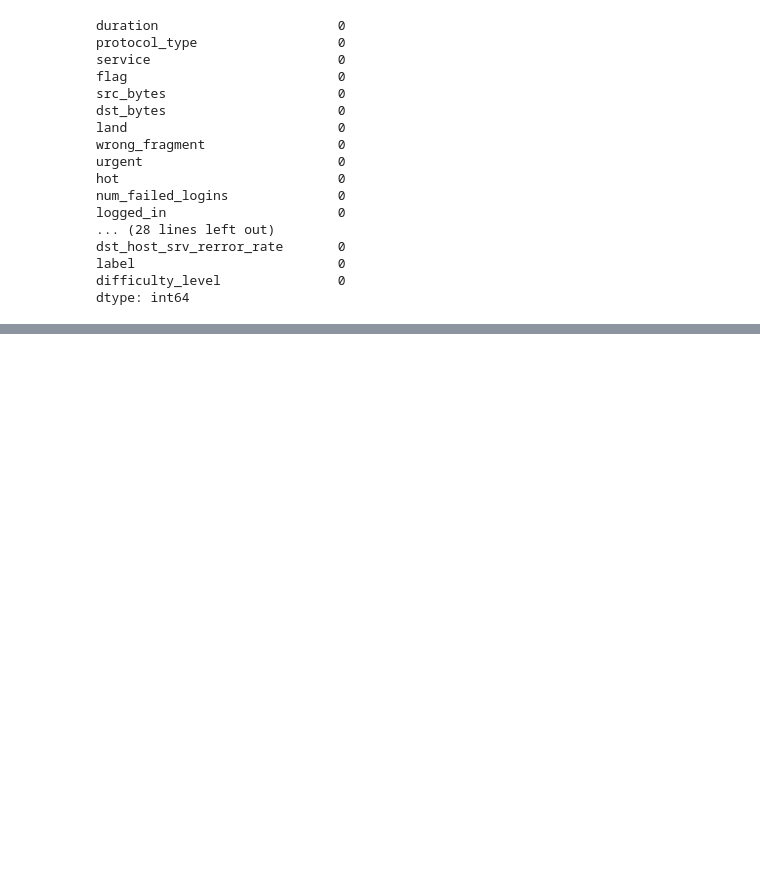
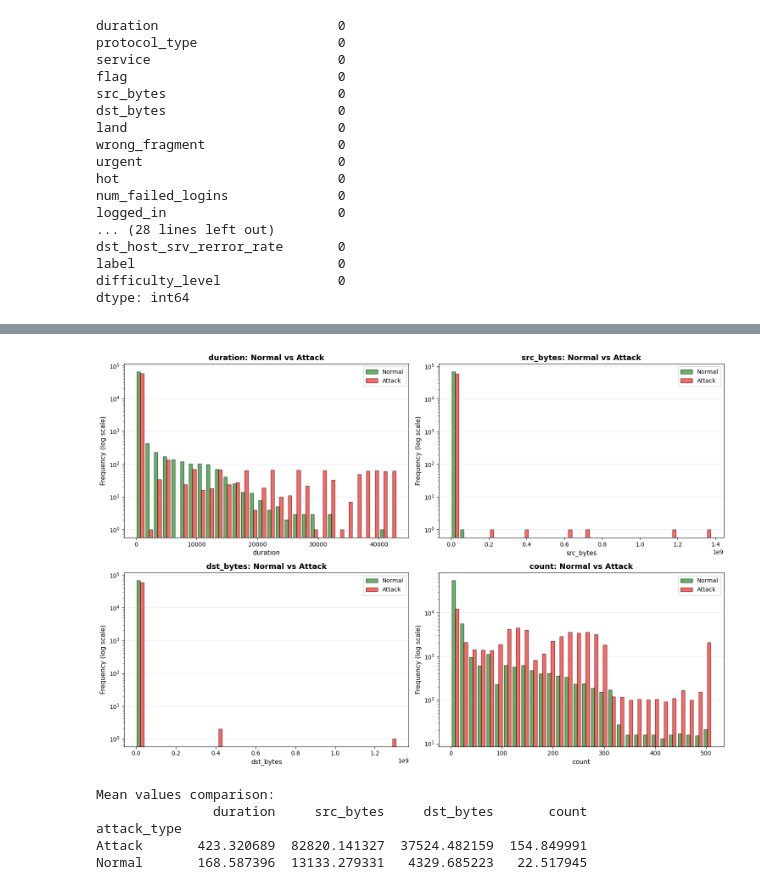
Before and after one commit to 0xAxPx/sonic, a Jupyter notebook: ml-service/training/notebooks/01_data_exploration.ipynb, the cells around one changed output, grey strips where cells are left out. Saved outputs shown, nothing was run; the diff lists cells and outputs as text; code cells hidden in the pictures; blank space fills up the shorter version.

```diff
--- a/ml-service/training/notebooks/01_data_exploration.ipynb
+++ b/ml-service/training/notebooks/01_data_exploration.ipynb
@@ -254,0 +388,42 @@ dtype: int64
+# %%
+# Select interesting features to compare
+features_to_compare = ['duration', 'src_bytes', 'dst_bytes', 'count']
+
+plt.figure(figsize=(15, 10))
+
+for i, feature in enumerate(features_to_compare, 1):
+    plt.subplot(2, 2, i)
+
+    # Separate data
+    normal_data = train_df[train_df['attack_type'] == 'Normal'][feature]
+    attack_data = train_df[train_df['attack_type'] == 'Attack'][feature]
+
+    # Create overlapping histograms
+    plt.hist([normal_data, attack_data],
+             bins=30,
+             label=['Normal', 'Attack'],
+             color=['green', 'red'],
+             alpha=0.6,
+             edgecolor='black')
+
+    plt.title(f'{feature}: Normal vs Attack', fontsize=13, fontweight='bold')
+    plt.xlabel(feature, fontsize=11)
+    plt.ylabel('Frequency (log scale)', fontsize=11)
+    plt.legend(loc='upper right')
+    plt.yscale('log')  # Log scale to see both distributions
+    plt.grid(axis='y', alpha=0.3)
+
+plt.tight_layout()
+plt.show()
+
+# Print statistics comparison
+print("\nMean values comparison:")
+comparison = train_df.groupby('attack_type')[features_to_compare].mean()
+print(comparison)
+# %% [output]
+[figure, added]
+Mean values comparison:
+               duration     src_bytes     dst_bytes       count
+attack_type
+Attack       423.320689  82820.141327  37524.482159  154.849991
+Normal       168.587396  13133.279331   4329.685223   22.517945
```
Also changed, not shown: parts of 9 cells of this notebook.
